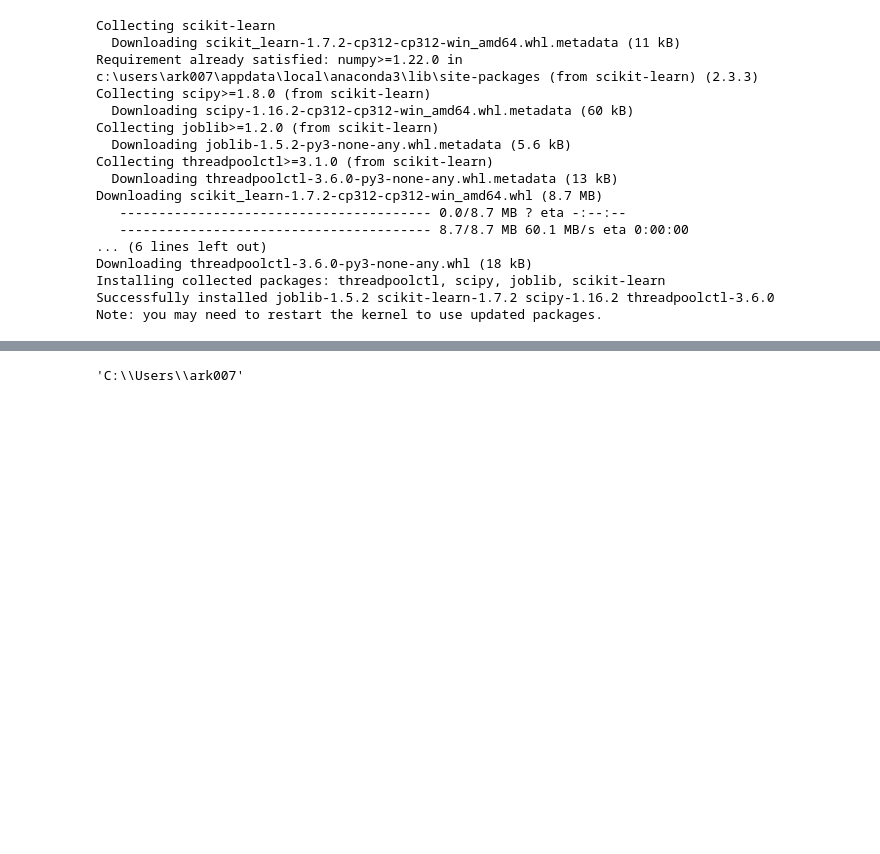
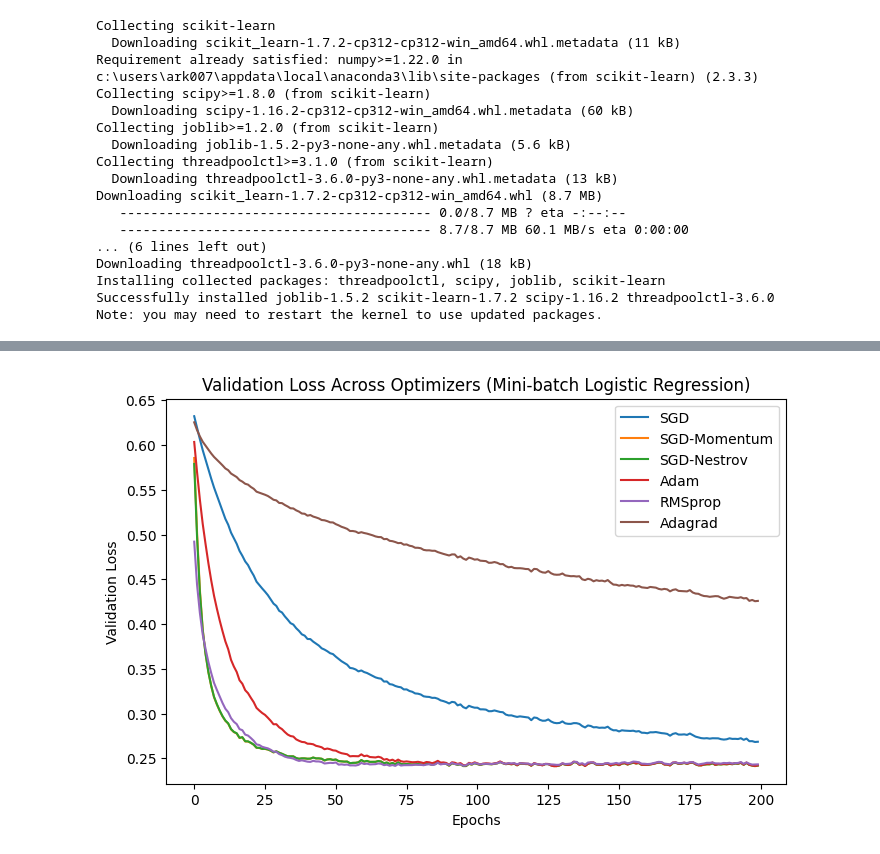
Before and after one commit to royarkaprava/Computing-notes, a Jupyter notebook: Miscellaneous/SGD_logistic_regression_torch.ipynb, the cells around one changed output, grey strips where cells are left out. Drawn from its saved outputs; the diff is of its cells as text; code cells hidden in the pictures; blank space fills up the shorter version.

```diff
--- a/Miscellaneous/SGD_logistic_regression_torch.ipynb
+++ b/Miscellaneous/SGD_logistic_regression_torch.ipynb
@@ -212,4 +217,7 @@ import os
-# %%
-os.getcwd()
-# %% [output]
-'C:\\Users\\ark007'
+# %%
+def logistic_forward(X, W, b):
+    return torch.sigmoid(X @ W + b)
+
+def binary_cross_entropy(y_pred, y_true):
+    eps = 1e-8
+    return -torch.mean(y_true * torch.log(y_pred + eps) + (1 - y_true) * torch.log(1 - y_pred + eps))
@@ -215,0 +279,30 @@ os.getcwd()
+# %%
+# 6. Compare optimizers
+optimizers = ['SGD', 'SGD-Momentum', 'SGD-Nestrov', 'Adam', 'RMSprop', 'Adagrad']
+results = {}
+y_pred_mat = {}
+
+plt.figure(figsize=(8,5))
+for opt in optimizers:
+    torch.manual_seed(42)
+    W = torch.randn((2, 1), requires_grad=True)
+    b = torch.zeros(1, requires_grad=True)
+
+    train_losses, val_losses = train_model(opt)
+    plt.plot(val_losses, label=f"{opt}")
+
+    with torch.no_grad():
+        y_pred_test = logistic_forward(X_test, W, b)
+        y_pred_label = (y_pred_test > 0.5).float()
+        accuracy = (y_pred_label.eq(y_test).sum().item()) / len(y_test)
+
+    y_pred_mat[opt] = y_pred_label
+    results[opt] = accuracy
+
+plt.title("Validation Loss Across Optimizers (Mini-batch Logistic Regression)")
+plt.xlabel("Epochs")
+plt.ylabel("Validation Loss")
+plt.legend()
+plt.show()
+# %% [output]
+[figure, added]
```
Also changed, not shown: parts of 7 cells of this notebook.
